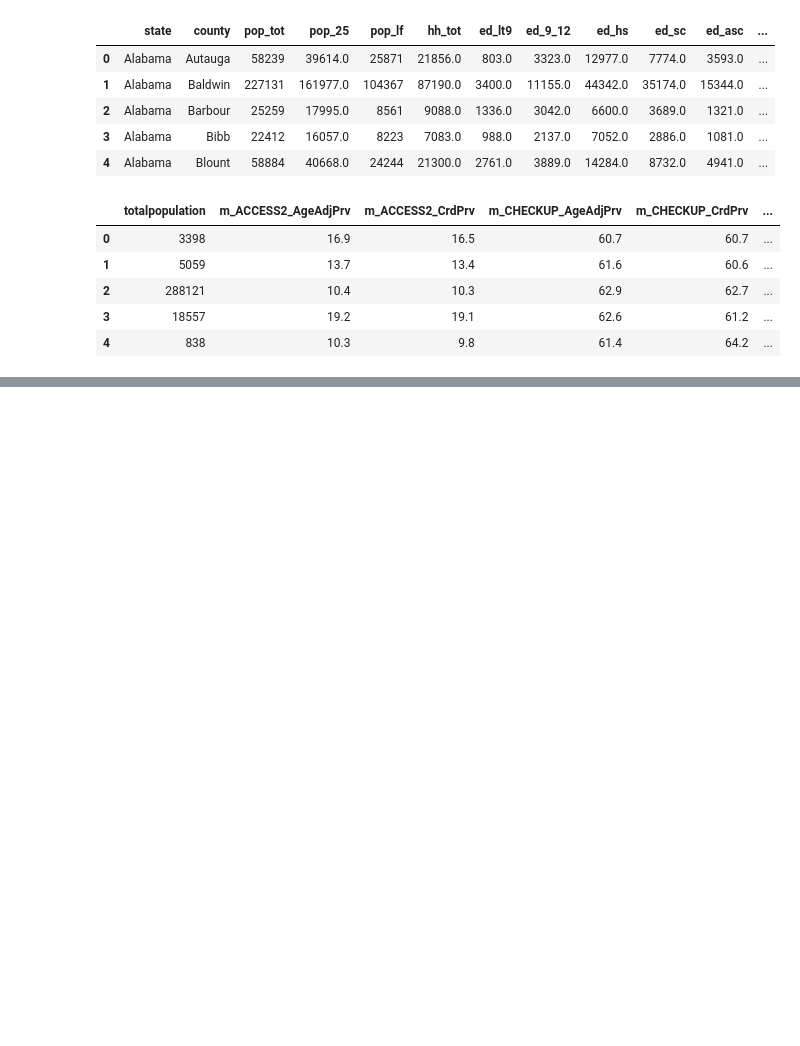
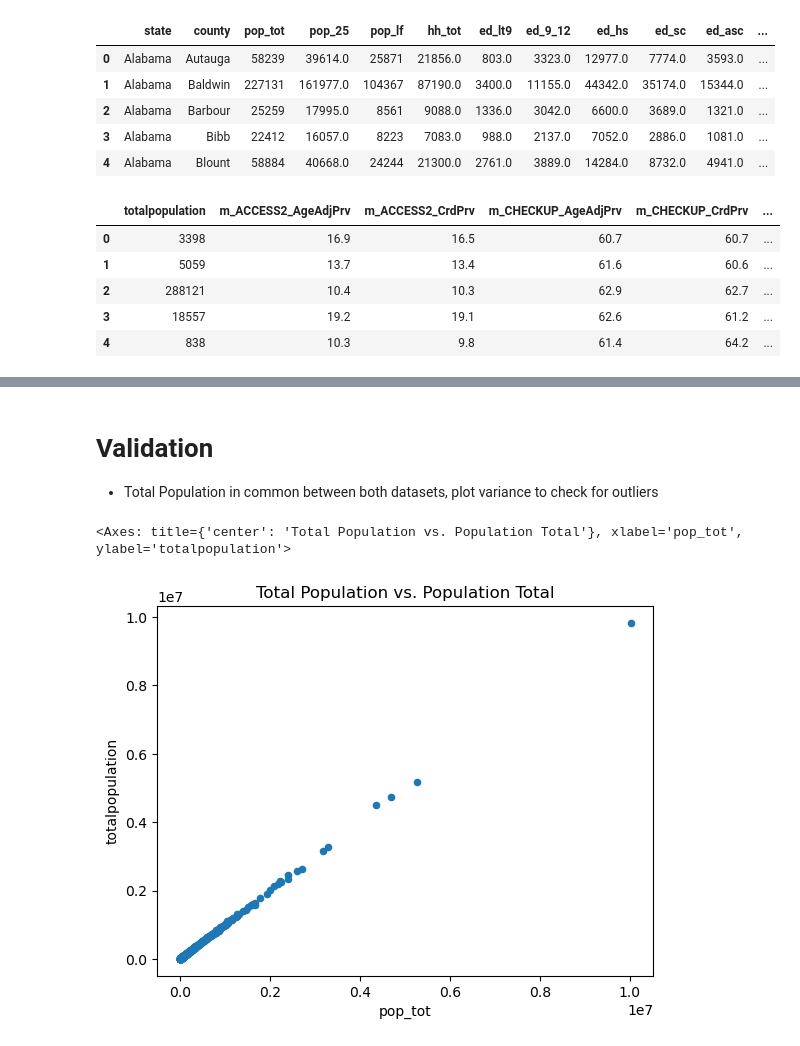
Before and after one commit to mfarme/eHealthEquity, a Jupyter notebook: Research/Data Source/Merge.ipynb, the cells around one changed output, grey strips where cells are left out. Saved outputs shown, nothing was run; the diff lists cells and outputs as text; code cells hidden in the pictures; blank space fills up the shorter version.

Commit message:
merge and validation completed

```diff
--- a/Research/Data Source/Merge.ipynb
+++ b/Research/Data Source/Merge.ipynb
@@ -65,15 +65,20 @@ display(b.head())
 _a = a.copy()
 _b = b.copy()
 
-#independent cities
-independent_cities=[
+#independent cities have case sensitive names
+independent_cities_a=[
+            'Baltimore city', 'St. Louis city','Carson City','Charles City',
+            'Fairfax city', 'Franklin city', 'James City','Richmond city', 'Roanoke city'
+]
+independent_cities_b=[
             'Baltimore City', 'St. Louis City','Carson City','Charles City',
             'Fairfax City', 'Franklin City', 'James City','Richmond City', 'Roanoke City'
 ]
 
 #for independent cities matches in county columns for both datasets, replace City with C
-_a['county'] = _a.apply(lambda row: row['county'].replace(' City', ' Cty') if row['county'] in independent_cities else row['county'], axis=1)
-_b['county'] = _b.apply(lambda row: row['county'].replace(' City', ' Cty') if row['county'] in independent_cities else row['county'], axis=1)
+_a['county'] = _a.apply(lambda row: row['county'].replace(' City', ' Cty') if row['county'] in independent_cities_a else row['county'], axis=1)
+_a['county'] = _a.apply(lambda row: row['county'].replace(' city', ' Cty') if row['county'] in independent_cities_a else row['county'], axis=1)
+_b['county'] = _b.apply(lambda row: row['county'].replace(' City', ' Cty') if row['county'] in independent_cities_b else row['county'], axis=1)
 
 #Parish for Louisiana and city for city-counties
 _a['county'] = _a.apply(lambda row: row['county'].replace(' Parish', '') if row['state'] == 'Louisiana' else row['county'], axis=1)
@@ -117,0 +162,10 @@ merged[merged['pop_tot'].isnull()]
+# %% [markdown]
+# Validation
+- Total Population in common between both datasets, plot variance to check for outliers
+# %%
+val = merged.copy()
+#plot total population and pop_tot with pandas
+val.plot(x='pop_tot', y='totalpopulation', kind='scatter', title='Total Population vs. Population Total')
+# %% [output]
+<Axes: title={'center': 'Total Population vs. Population Total'}, xlabel='pop_tot', ylabel='totalpopulation'>
+[figure, added]
```
Also changed, not shown: parts of 9 cells of this notebook.
